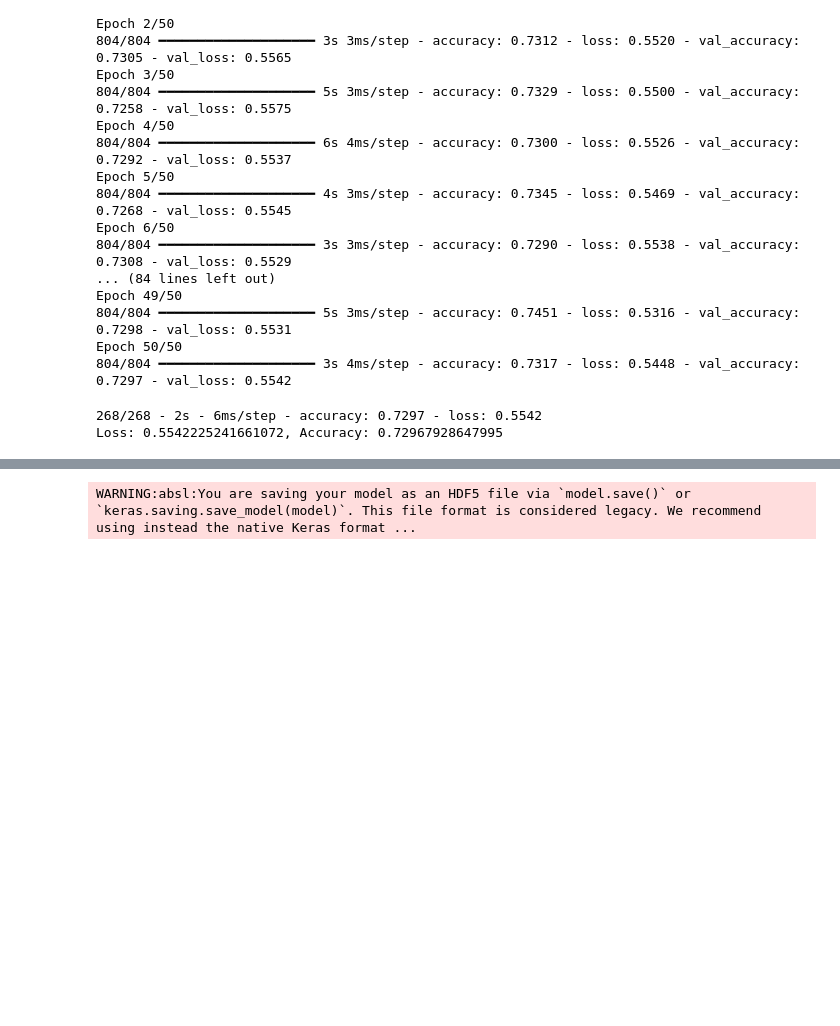
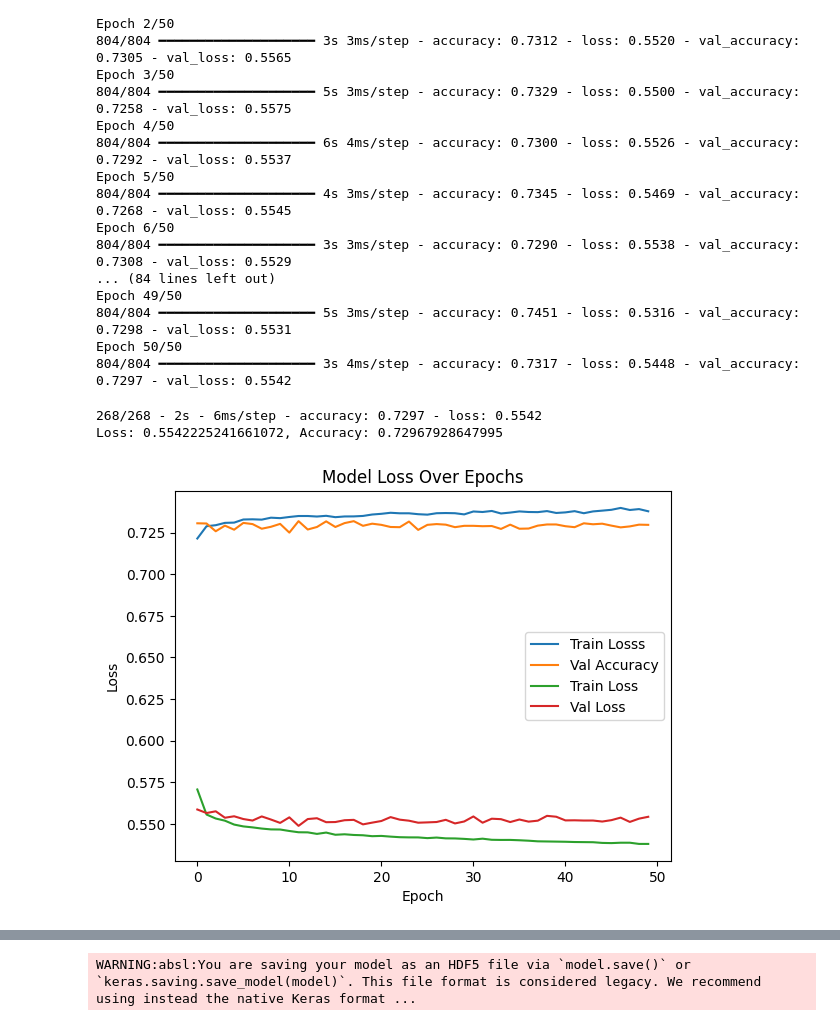
Before and after one commit to RacheMorris16k/deep-learning-challenge, a Jupyter notebook: AlphabetSoupCharity_Optimization.ipynb, the cells around one changed output, grey strips where cells are left out. Drawn from its saved outputs; the diff is of its cells as text; code cells hidden in the pictures; blank space fills up the shorter version.

```diff
--- a/AlphabetSoupCharity_Optimization.ipynb
+++ b/AlphabetSoupCharity_Optimization.ipynb
@@ -244,3 +248,23 @@ print(f"Loss: {model_loss}, Accuracy: {model_accuracy}")
 # %% [output]
 268/268 - 2s - 6ms/step - accuracy: 0.7297 - loss: 0.5542
 Loss: 0.5542225241661072, Accuracy: 0.72967928647995
+# %%
+#Plot accuracy
+plt.plot(fit_model.history['accuracy'], label='Train Losss')
+plt.plot(fit_model.history['val_accuracy'], label='Val Accuracy')
+plt.title('Model Accuracy Over Epochs')
+plt.xlabel('Epoch')
+plt.ylabel('Accuracy')
+plt.legend()
+plt.show
+
+#Plot loss
+plt.plot(fit_model.history['loss'], label='Train Loss')
+plt.plot(fit_model.history['val_loss'], label='Val Loss')
+plt.title('Model Loss Over Epochs')
+plt.xlabel('Epoch')
+plt.ylabel('Loss')
+plt.legend()
+plt.show()
+# %% [output]
+[figure, added]
```
Also changed, not shown: parts of 3 cells of this notebook.
